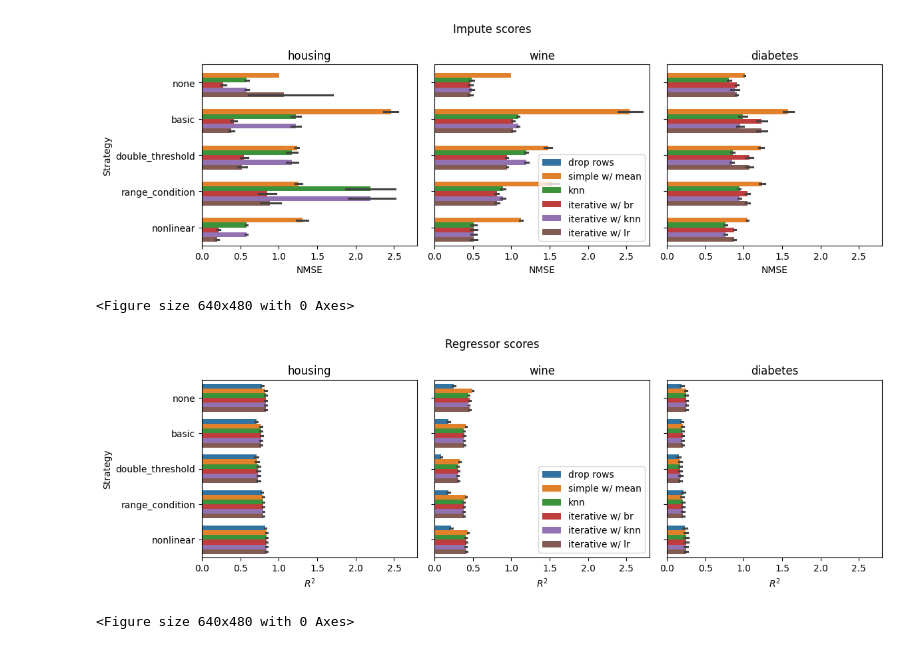
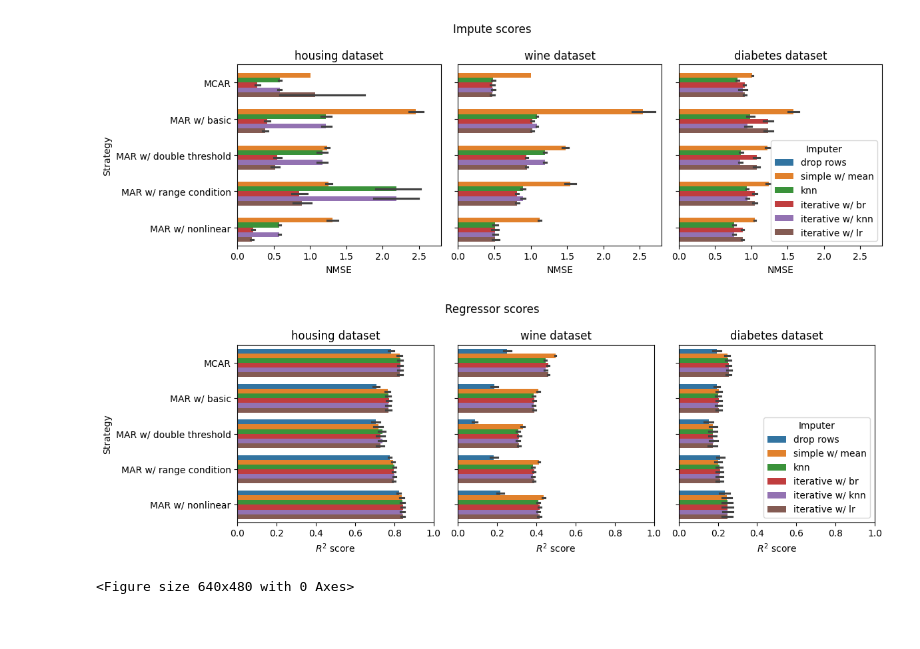
Before and after one commit to matansol/missing_values_project, a Jupyter notebook: exp_imputations.ipynb, the cells around one changed output. Drawn from its saved outputs; the diff is of its cells as text; code cells hidden in the pictures.

Commit message:
Updated figures

```diff
--- a/exp_imputations.ipynb
+++ b/exp_imputations.ipynb
@@ -12,6 +12,11 @@ axes = axes.flatten()
 x_min, x_max = 0, 2.8
 for ds_name, ax in zip(ds_names, axes):
     df = pd.read_csv(f'experiments/{ds_name}_test_imputers_scores.csv')
+    df.loc[df.strategy == 'none', 'strategy'] = 'MCAR'
+    df.loc[df.strategy == 'basic', 'strategy'] = 'MAR w/ basic'
+    df.loc[df.strategy == 'double_threshold', 'strategy'] = 'MAR w/ double threshold'
+    df.loc[df.strategy == 'range_condition', 'strategy'] = 'MAR w/ range condition'
+    df.loc[df.strategy == 'nonlinear', 'strategy'] = 'MAR w/ nonlinear'
     sns.barplot(
         data=df,
         x='impute_nmse',
@@ -21,49 +26,53 @@ for ds_name, ax in zip(ds_names, axes):
         errorbar='ci',
         ax=ax,
     )
-    ax.set_title(f'{ds_name}')
+    ax.set_title(f'{ds_name} dataset')
     ax.legend().set_visible(False)
     ax.set_xlabel('NMSE')
     ax.set_ylabel('Strategy')
     ax.set_xlim(x_min, x_max)
 handles, labels = axes[0].get_legend_handles_labels()
-axes[1].legend(handles, labels, loc='lower right')
+axes[2].legend(handles, labels, loc='lower right', title='Imputer')
 # axes[-1].axis('off')
 fig.suptitle('Impute scores')
-plt.tight_layout()
+fig.tight_layout()
+fig.savefig('images/impute_scores.pdf', format='pdf')
 plt.show()
-plt.savefig('images/impute_scores.pdf', format='pdf')
 # %% [output]
-[figure, old version]
+[figure, new version]
-<Figure size 640x480 with 0 Axes>
 # %%
 ds_names = ['housing', 'wine', 'diabetes']
 fig, axes = plt.subplots(1, len(ds_names), figsize=(4*len(ds_names), 4), sharey=True)
 axes = axes.flatten()
 x_min, x_max = 0, 2.8
 for ds_name, ax in zip(ds_names, axes):
     df = pd.read_csv(f'experiments/{ds_name}_test_imputers_scores.csv')
+    df.loc[df.strategy == 'none', 'strategy'] = 'MCAR'
+    df.loc[df.strategy == 'basic', 'strategy'] = 'MAR w/ basic'
+    df.loc[df.strategy == 'double_threshold', 'strategy'] = 'MAR w/ double threshold'
+    df.loc[df.strategy == 'range_condition', 'strategy'] = 'MAR w/ range condition'
+    df.loc[df.strategy == 'nonlinear', 'strategy'] = 'MAR w/ nonlinear'
     sns.barplot(
         data=df,
         x='acc',
         y='strategy',
         hue='impute',
         orient='h',
         errorbar='ci',
         ax=ax,
     )
-    ax.set_title(f'{ds_name}')
+    ax.set_title(f'{ds_name} dataset')
     ax.legend().set_visible(False)
-    ax.set_xlabel('$R^2$')
+    ax.set_xlabel('$R^2$ score')
     ax.set_ylabel('Strategy')
     ax.set_xlim(0, 1)
 handles, labels = axes[0].get_legend_handles_labels()
-axes[1].legend(handles, labels, loc='lower right')
+axes[2].legend(handles, labels, loc='lower right', title='Imputer')
 # axes[-1].axis('off')
 fig.suptitle('Regressor scores')
-plt.tight_layout()
+fig.tight_layout()
+fig.savefig('images/regressor_scores.pdf', format='pdf')
 plt.show()
-plt.savefig('images/regressor_scores.pdf', format='pdf')
 # %% [output]
-[figure, old version]
+[figure, new version]
 <Figure size 640x480 with 0 Axes>
```
Also changed, not shown: 2 other files.
